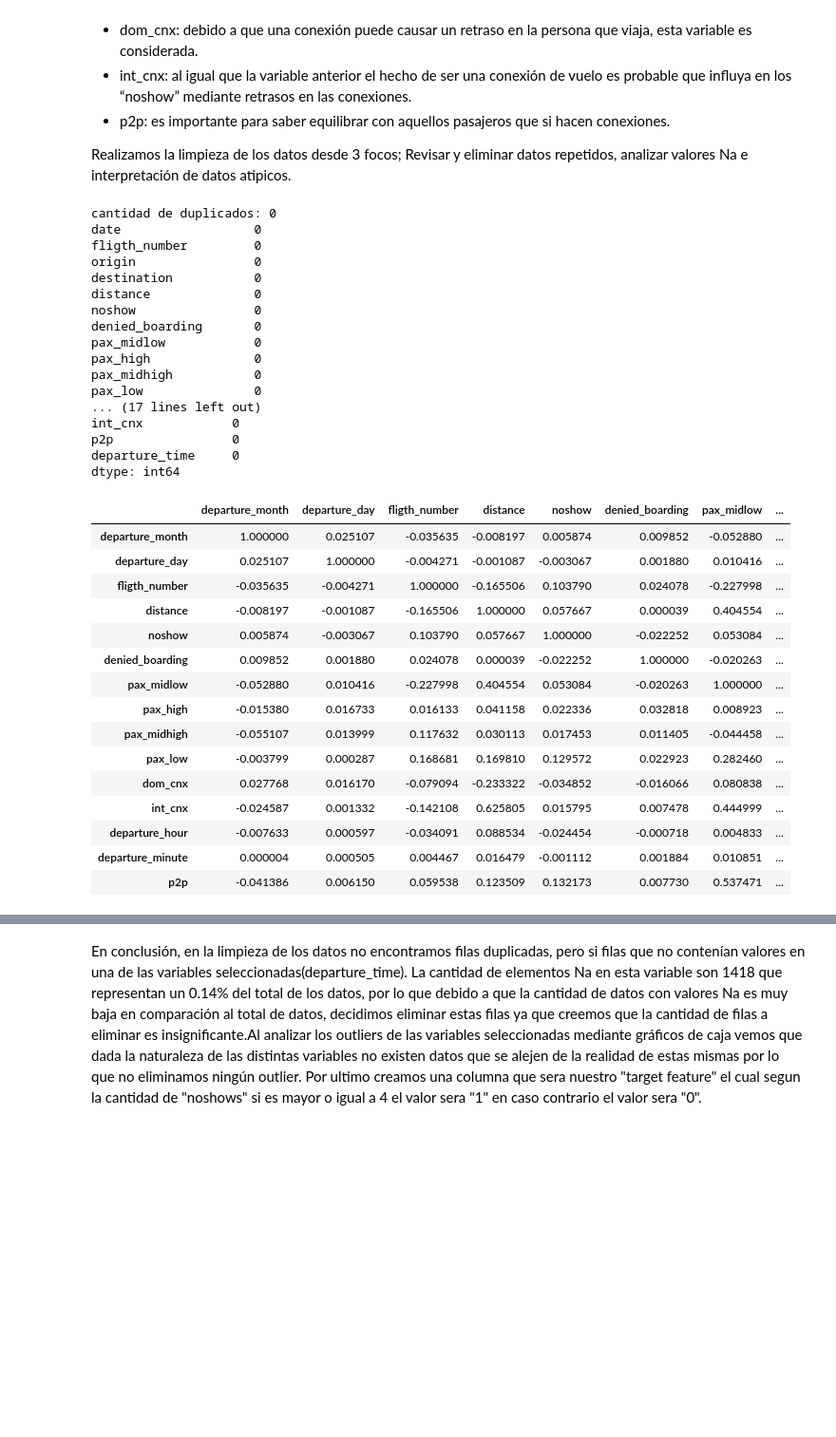
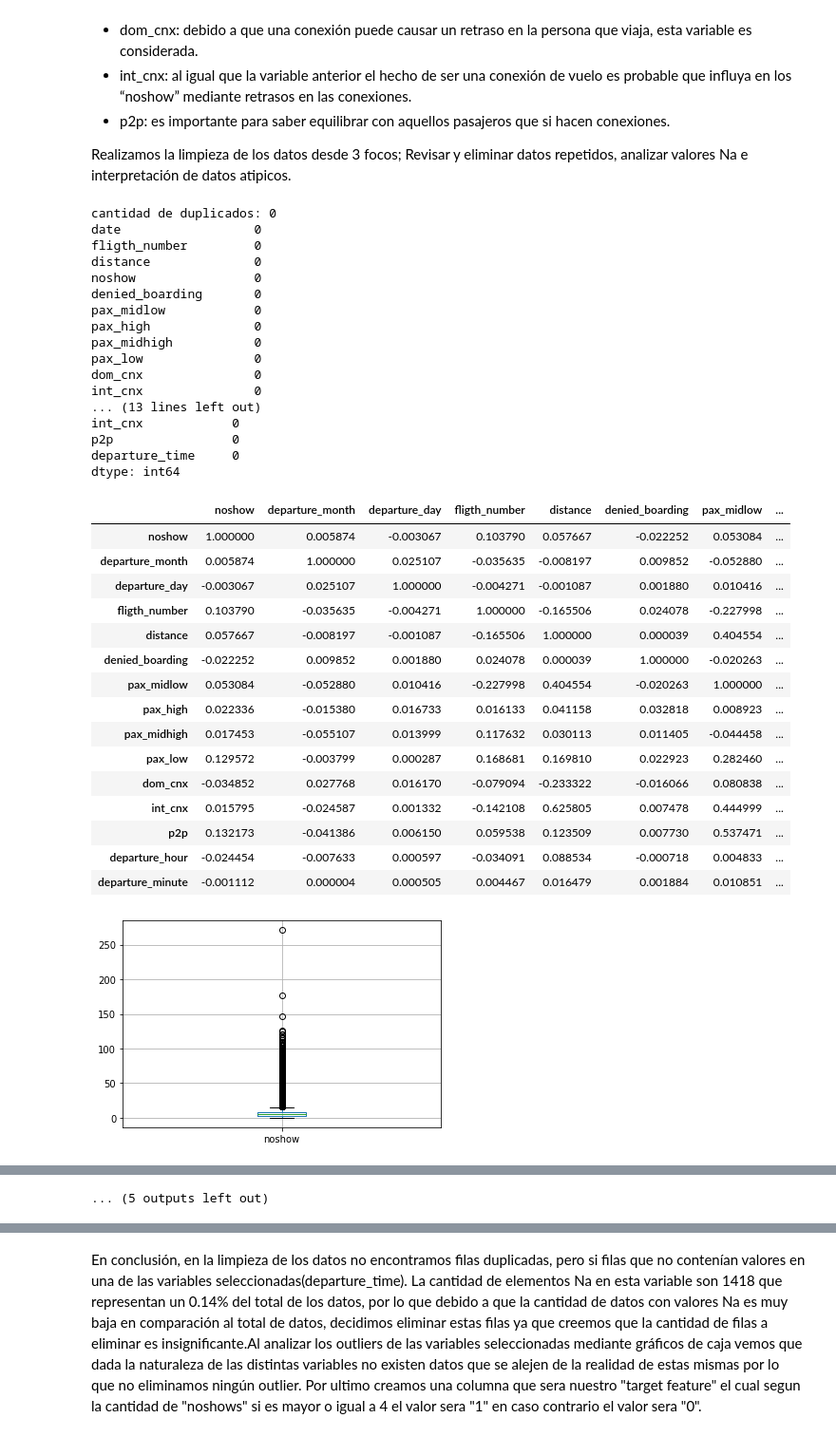
Before and after one commit to Xavi-Merino/proyecto_2_mineria_datos, a Jupyter notebook: noshow.ipynb, the cells around one changed output, grey strips where cells are left out. Shown: that part at 95% size. Saved outputs shown, nothing was run; the diff lists cells and outputs as text; code cells hidden in the pictures; blank space fills up the shorter version.

```diff
--- a/noshow.ipynb
+++ b/noshow.ipynb
@@ -49,7 +49,7 @@ from sklearn_pandas import DataFrameMapper
 airlineDF = pd.read_csv('./trainData.csv',sep=",")
 
 ##eliminamos las columnas que no creemos necesarias.
-airlineDF.drop(labels=['Unnamed: 0','capacity', 'revenues_usd','bookings','pax_freqflyer','group_bookings','out_of_stock'], axis= 1, inplace= True)
+airlineDF.drop(labels=['Unnamed: 0','capacity', 'revenues_usd','bookings','pax_freqflyer','group_bookings','out_of_stock', 'origin', 'destination'], axis= 1, inplace= True)
 
 ##verificamos que no existan duplicados.
 print("cantidad de duplicados: " + str(airlineDF.duplicated().sum()))
@@ -75,65 +75,62 @@ airlineDF.insert(15,"departure_minute" , airlineDF['departure_time'].dt.minute)
 #eliminamos la columna "departure_time" ya que tenemos las horas y minutos en las nuevas columnas.
 airlineDF.drop(labels= 'departure_time', axis=1 , inplace= True)
 
-#creamos una copia del dataframe para ver graficamente los outliers.
-tempDF = airlineDF.copy(deep= True)
-tempDF.drop(labels= ['origin', 'destination'], axis= 1, inplace= True)
-
-# #graficamos los boxplot de cada variable por separado.
-# for column in tempDF.columns:
-#     plt.figure()
-#     tempDF.boxplot([column])
-
-#revisamos la correlación de las variables para hacer la ultima seleccion de las variables a utilizar y disminuir
-#la complejidad del modelo.
 
 #por temas de comodidad corremos la variable "noshow" a la primera columna
+temp = airlineDF.pop("noshow")
+airlineDF.insert(0, 'noshow', temp)
 
+#graficamos los boxplot de cada variable por separado.
+for column in airlineDF.columns:
+    plt.figure()
+    airlineDF.boxplot([column])
 
-#creamos la matriz de correlación(a diferencia de la matriz de covarianza, aca no es necesario estandarizar ya que los valores
+#Revisamos la correlación de las variables para hacer la ultima seleccion de las variables a utilizar y disminuir
+#la complejidad del modelo.
+#Creamos la matriz de correlación(a diferencia de la matriz de covarianza, aca no es necesario estandarizar ya que los valores
 # van desde -1 a 1)
-tempDF_correlation = tempDF.corr()
-
-tempDF_correlation
+airlineDF_correlation = airlineDF.corr()
+airlineDF_correlation
 
 
 ## creamos una columna "target" que cumplira con la condición requerida para catalogar como "0" o "1" el vuelo
 
 airlineDF['target'] = np.where(airlineDF['noshow'] >= 4, 1,0)
 airlineDF.drop(labels= 'noshow', axis=1 , inplace= True)
 
-tempDF_correlation
+airlineDF_correlation
 # %% [output]
 cantidad de duplicados: 0
 date                  0
 fligth_number         0
-origin                0
-destination           0
 distance              0
 noshow                0
 denied_boarding       0
 pax_midlow            0
 pax_high              0
 pax_midhigh           0
 pax_low               0
-... (17 lines left out)
+dom_cnx               0
+int_cnx               0
+... (13 lines left out)
 int_cnx            0
 p2p                0
 departure_time     0
 dtype: int64
-|  | departure_month | departure_day | fligth_number | distance | noshow | denied_boarding | pax_midlow | ... |
-| departure_month | 1.000000 | 0.025107 | -0.035635 | -0.008197 | 0.005874 | 0.009852 | -0.052880 | ... |
-| departure_day | 0.025107 | 1.000000 | -0.004271 | -0.001087 | -0.003067 | 0.001880 | 0.010416 | ... |
-| fligth_number | -0.035635 | -0.004271 | 1.000000 | -0.165506 | 0.103790 | 0.024078 | -0.227998 | ... |
-| distance | -0.008197 | -0.001087 | -0.165506 | 1.000000 | 0.057667 | 0.000039 | 0.404554 | ... |
-| noshow | 0.005874 | -0.003067 | 0.103790 | 0.057667 | 1.000000 | -0.022252 | 0.053084 | ... |
-| denied_boarding | 0.009852 | 0.001880 | 0.024078 | 0.000039 | -0.022252 | 1.000000 | -0.020263 | ... |
-| pax_midlow | -0.052880 | 0.010416 | -0.227998 | 0.404554 | 0.053084 | -0.020263 | 1.000000 | ... |
-| pax_high | -0.015380 | 0.016733 | 0.016133 | 0.041158 | 0.022336 | 0.032818 | 0.008923 | ... |
-| pax_midhigh | -0.055107 | 0.013999 | 0.117632 | 0.030113 | 0.017453 | 0.011405 | -0.044458 | ... |
-| pax_low | -0.003799 | 0.000287 | 0.168681 | 0.169810 | 0.129572 | 0.022923 | 0.282460 | ... |
-| dom_cnx | 0.027768 | 0.016170 | -0.079094 | -0.233322 | -0.034852 | -0.016066 | 0.080838 | ... |
-| int_cnx | -0.024587 | 0.001332 | -0.142108 | 0.625805 | 0.015795 | 0.007478 | 0.444999 | ... |
-| departure_hour | -0.007633 | 0.000597 | -0.034091 | 0.088534 | -0.024454 | -0.000718 | 0.004833 | ... |
-| departure_minute | 0.000004 | 0.000505 | 0.004467 | 0.016479 | -0.001112 | 0.001884 | 0.010851 | ... |
-| p2p | -0.041386 | 0.006150 | 0.059538 | 0.123509 | 0.132173 | 0.007730 | 0.537471 | ... |
+|  | noshow | departure_month | departure_day | fligth_number | distance | denied_boarding | pax_midlow | ... |
+| noshow | 1.000000 | 0.005874 | -0.003067 | 0.103790 | 0.057667 | -0.022252 | 0.053084 | ... |
+| departure_month | 0.005874 | 1.000000 | 0.025107 | -0.035635 | -0.008197 | 0.009852 | -0.052880 | ... |
+| departure_day | -0.003067 | 0.025107 | 1.000000 | -0.004271 | -0.001087 | 0.001880 | 0.010416 | ... |
+| fligth_number | 0.103790 | -0.035635 | -0.004271 | 1.000000 | -0.165506 | 0.024078 | -0.227998 | ... |
+| distance | 0.057667 | -0.008197 | -0.001087 | -0.165506 | 1.000000 | 0.000039 | 0.404554 | ... |
+| denied_boarding | -0.022252 | 0.009852 | 0.001880 | 0.024078 | 0.000039 | 1.000000 | -0.020263 | ... |
+| pax_midlow | 0.053084 | -0.052880 | 0.010416 | -0.227998 | 0.404554 | -0.020263 | 1.000000 | ... |
+| pax_high | 0.022336 | -0.015380 | 0.016733 | 0.016133 | 0.041158 | 0.032818 | 0.008923 | ... |
+| pax_midhigh | 0.017453 | -0.055107 | 0.013999 | 0.117632 | 0.030113 | 0.011405 | -0.044458 | ... |
+| pax_low | 0.129572 | -0.003799 | 0.000287 | 0.168681 | 0.169810 | 0.022923 | 0.282460 | ... |
+| dom_cnx | -0.034852 | 0.027768 | 0.016170 | -0.079094 | -0.233322 | -0.016066 | 0.080838 | ... |
+| int_cnx | 0.015795 | -0.024587 | 0.001332 | -0.142108 | 0.625805 | 0.007478 | 0.444999 | ... |
+| p2p | 0.132173 | -0.041386 | 0.006150 | 0.059538 | 0.123509 | 0.007730 | 0.537471 | ... |
+| departure_hour | -0.024454 | -0.007633 | 0.000597 | -0.034091 | 0.088534 | -0.000718 | 0.004833 | ... |
+| departure_minute | -0.001112 | 0.000004 | 0.000505 | 0.004467 | 0.016479 | 0.001884 | 0.010851 | ... |
+[figure, added]
@@ -140,3 +146,4 @@ dtype: int64
+... (5 outputs left out)
 # %%
 import seaborn as sns
 
```
Also changed, not shown: parts of 6 cells of this notebook, 1 other file.
